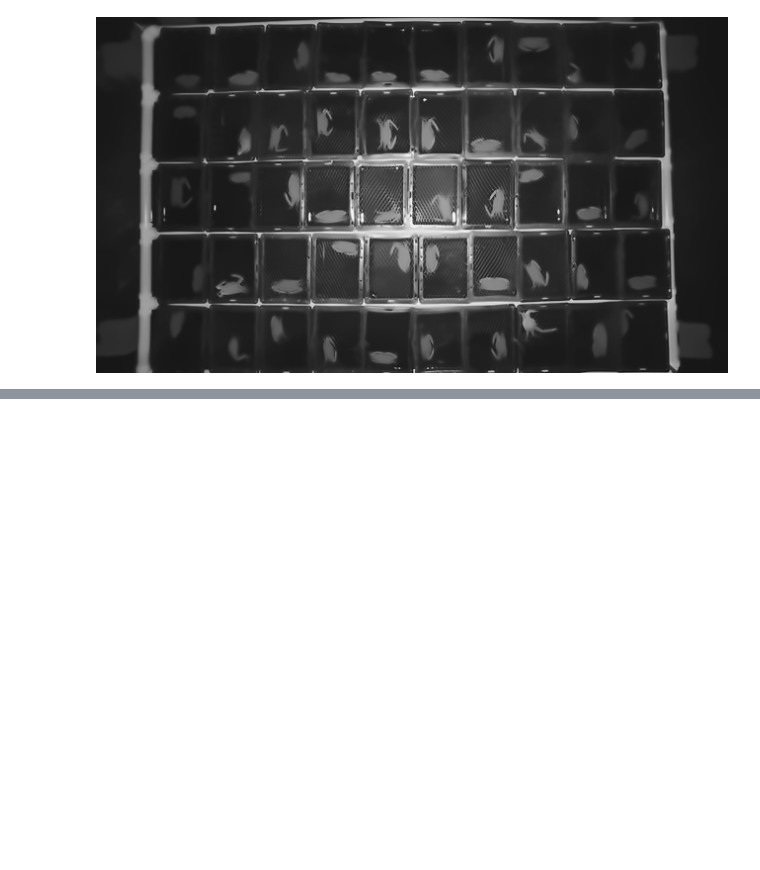
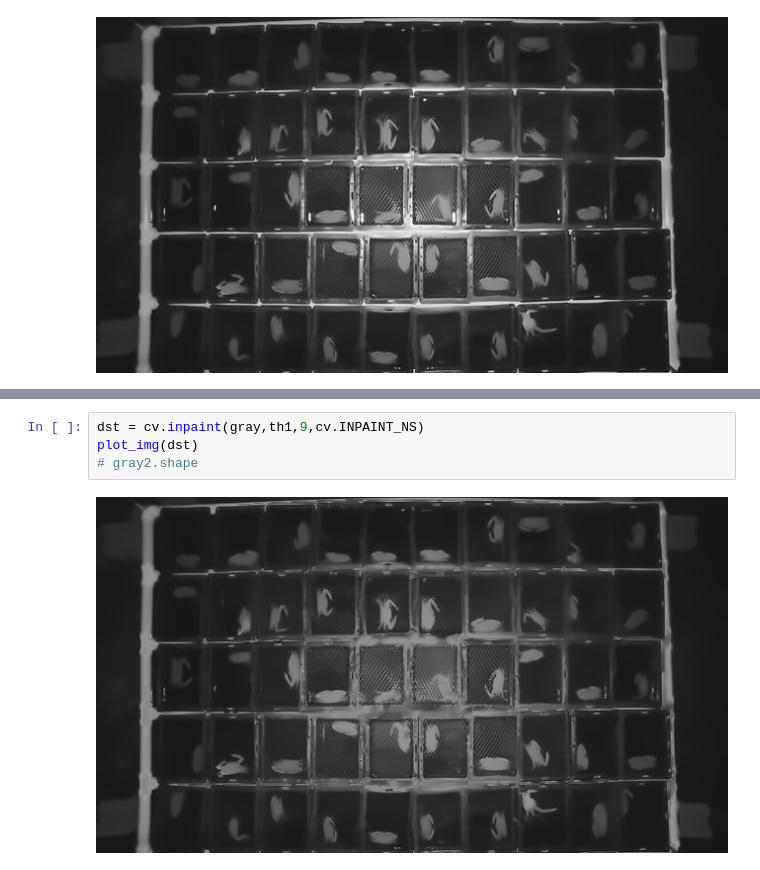
Before and after one commit to PattarapornH/Crab-Molting-Detection, a Jupyter notebook: Molting_crab_tracker.ipynb, the cells around one changed output, grey strips where cells are left out. Drawn from its saved outputs; the diff is of its cells as text; blank space fills up the shorter version.

Commit message:
inpaint to reduce glare

```diff
--- a/Molting_crab_tracker.ipynb
+++ b/Molting_crab_tracker.ipynb
@@ -70,0 +105,6 @@ cv2_imshow(gray)
+# %%
+dst = cv.inpaint(gray,th1,9,cv.INPAINT_NS)
+plot_img(dst)
+# gray2.shape
+# %% [output]
+[figure, added]
```
Also changed, not shown: parts of 12 cells of this notebook.
